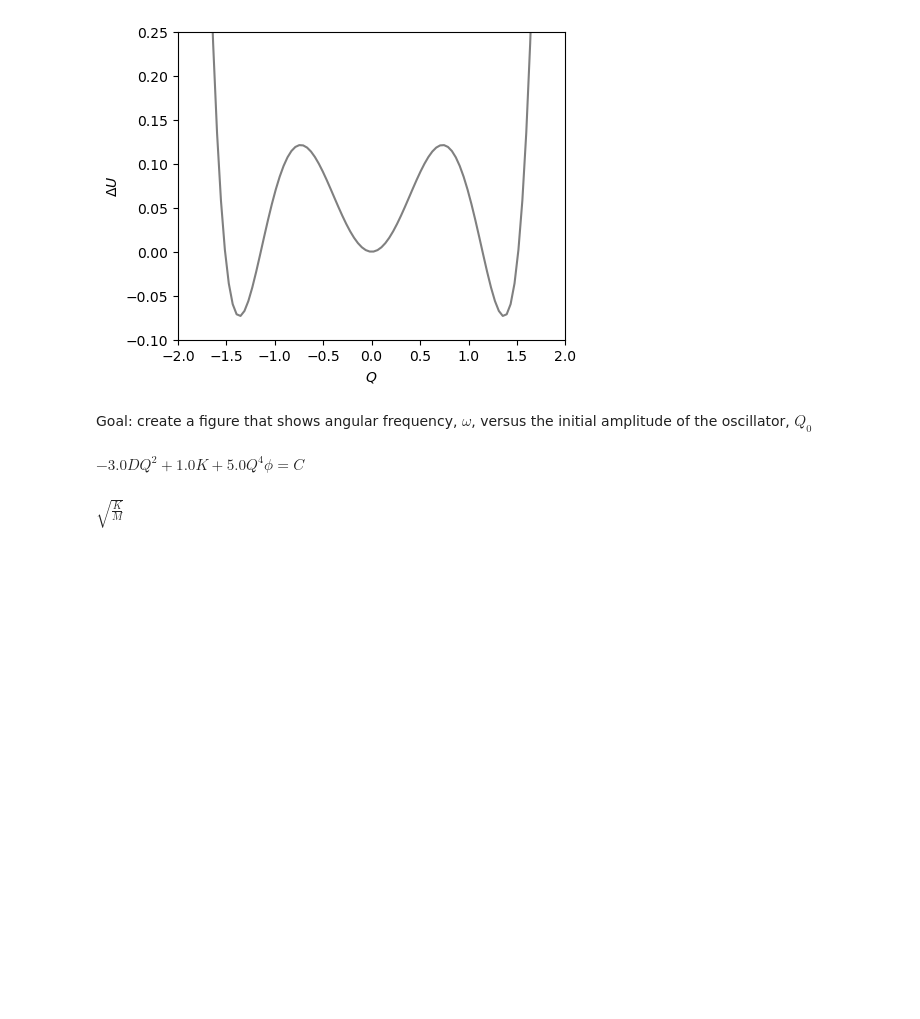
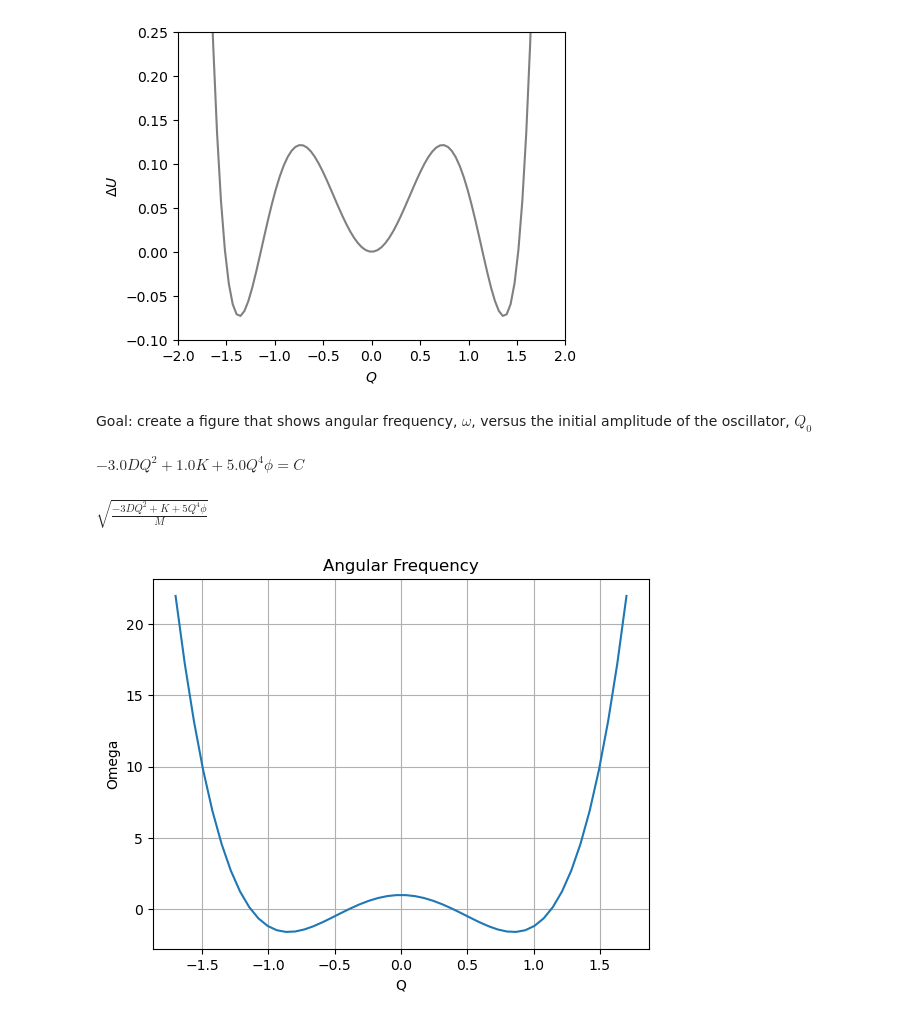
Before and after one commit to Phys3510-Fall2024/final-exam-MickyNG-94, a Jupyter notebook: final-exam-question-2.ipynb, the cells around one changed output. Saved outputs shown, nothing was run; the diff lists cells and outputs as text; code cells hidden in the pictures; blank space fills up the shorter version.

Commit message:
ang freq plot NOT done; plot is for omega^2; fix

```diff
--- a/final-exam-question-2.ipynb
+++ b/final-exam-question-2.ipynb
@@ -120,6 +120,26 @@ $\displaystyle - 3.0 D Q^{2} + 1.0 K + 5.0 Q^{4} \phi = C$
 
 #inputting angular_frequency = sp.sqrt(C/M)
 
-angular_frequency = sp.sqrt(K - 3 * D * Q
+angular_frequency = sp.sqrt((K - 3 * D * Q ** 2 + 5 * phi * Q ** 4)/M)
+angular_frequency
 # %% [output]
-$\displaystyle \sqrt{\frac{K}{M}}$
+$\displaystyle \sqrt{\frac{- 3 D Q^{2} + K + 5 Q^{4} \phi}{M}}$
+# %%
+x = np.linspace(-1.7, 1.7, 50)
+y = np.linspace(
+
+# K = phi = M = 1; D = 2.4
+
+def angular_frequency(x):
+    return 5 * x ** 4 - 7.2 * x ** 2 + 1
+
+frequency_plot = angular_frequency(x)
+
+plt.plot(x, frequency_plot)
+plt.xlabel('Q')
+plt.ylabel('Omega')
+plt.title('Angular Frequency')
+plt.grid(True)
+plt.show()
+# %% [output]
+[figure, added]
```
